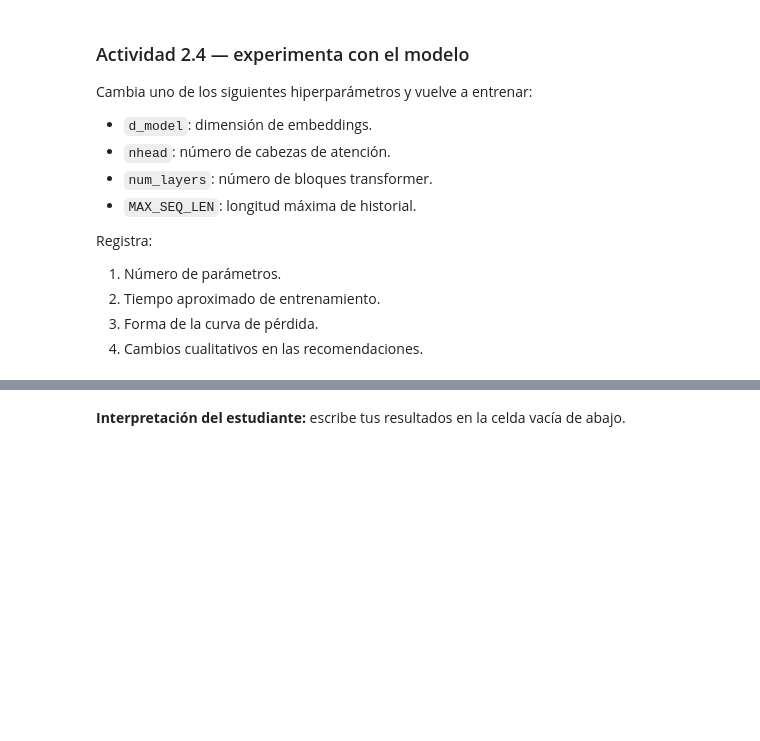
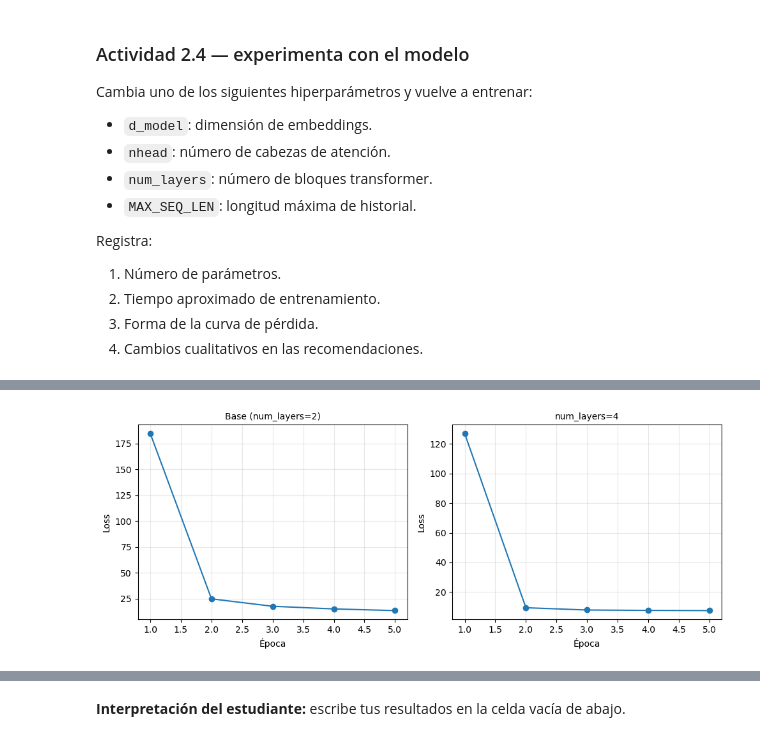
Before and after one commit to 53R6IO/LAB_4_SR, a Jupyter notebook: RS_Lab4_Graph_Recommendation_and_Transformers_v3.ipynb, the cells around one changed output, grey strips where cells are left out. Saved outputs shown, nothing was run; the diff lists cells and outputs as text; code cells hidden in the pictures; blank space fills up the shorter version.

```diff
--- a/RS_Lab4_Graph_Recommendation_and_Transformers_v3.ipynb
+++ b/RS_Lab4_Graph_Recommendation_and_Transformers_v3.ipynb
@@ -1115,3 +1281,100 @@ Registra:
 2. Tiempo aproximado de entrenamiento.
 3. Forma de la curva de pérdida.
 4. Cambios cualitativos en las recomendaciones.
+# %%
+# ============================================================
+# Actividad 2.4 — Experimento: Base vs num_layers=4
+# ============================================================
+import time
+import torch
+import torch.nn as nn
+import matplotlib.pyplot as plt
+from torch.utils.data import DataLoader
+
+experiments = [
+    {"name": "Base (num_layers=2)", "d_model": 64, "nhead": 4, "num_layers": 2, "seq_len": 40},
+    {"name": "num_layers=4",        "d_model": 64, "nhead": 4, "num_layers": 4, "seq_len": 40},
+]
+
+N_EPOCHS_EXP = 5
+MAX_BATCHES_EXP = 220
+results = []
+
+fig, axes = plt.subplots(1, 2, figsize=(10, 4), sharey=False)
+
+for i, cfg in enumerate(experiments):
+    ds = MovieSequenceDataset(user_sequences, seq_len=cfg["seq_len"])
+    dl = DataLoader(ds, batch_size=64, shuffle=True, num_workers=0)
+
+    exp_model = TinySASRec(
+        vocab_size=VOCAB_SIZE,
+        seq_len=cfg["seq_len"],
+        d_model=cfg["d_model"],
+        nhead=cfg["nhead"],
+        num_layers=cfg["num_layers"],
+    ).to(device)
+
+    num_params = sum(p.numel() for p in exp_model.parameters())
+
+    criterion_exp = nn.CrossEntropyLoss(ignore_index=PAD_IDX)
+    optimizer_exp = torch.optim.AdamW(exp_model.parameters(), lr=1e-3, weight_decay=1e-2)
+    loss_hist = []
+    t0 = time.time()
+
+    for epoch in range(N_EPOCHS_EXP):
+        exp_model.train()
+        running = 0.0
+        count = 0
+        for x, y in dl:
+            x, y = x.to(device), y.to(device)
+            optimizer_exp.zero_grad()
+            logits = exp_model(x)
+            loss = criterion_exp(logits.reshape(-1, VOCAB_SIZE), y.reshape(-1))
+            loss.backward()
+            torch.nn.utils.clip_grad_norm_(exp_model.parameters(), max_norm=1.0)
+            optimizer_exp.step()
+            running += loss.item()
+            count += 1
+            if count >= MAX_BATCHES_EXP:
+                break
+        loss_hist.append(running / count)
+        print(f"  [{cfg['name']}] epoch={epoch+1} | loss={loss_hist[-1]:.4f}")
+
+    elapsed = time.time() - t0
+
+    # Evaluación HitRate@10
+    exp_model.eval()
+    hits, total = 0, 0
+    with torch.no_grad():
+        for uid in list(user_sequences.keys())[:120]:
+            seq = user_sequences[uid][-cfg["seq_len"]:]
+            x_in = [PAD_IDX] * (cfg["seq_len"] - len(seq)) + seq
+            x_t = torch.tensor([x_in], dtype=torch.long, device=device)
+            logits_out = exp_model(x_t)[0, -1].clone()
+            logits_out[list(set(seq))] = -float("inf")
+            logits_out[PAD_IDX] = -float("inf")
+            top_items = torch.topk(logits_out, k=10).indices.cpu().tolist()
+            hits += int(validation_targets[uid] in top_items)
+            total += 1
+    hr10 = hits / total if total else float("nan")
+
+    results.append({
+        "Experimento": cfg["name"],
+        "Parámetros":  f"{num_params:,}",
+        "Loss final":  f"{loss_hist[-1]:.4f}",
+        "Tiempo (s)":  f"{elapsed:.0f}",
+        "HitRate@10":  f"{hr10:.3f}",
+    })
+
+    axes[i].plot(range(1, N_EPOCHS_EXP + 1), loss_hist, marker="o")
+    axes[i].set_title(cfg["name"], fontsize=10)
+    axes[i].set_xlabel("Época")
+    axes[i].set_ylabel("Loss")
+    axes[i].grid(True, alpha=0.3)
+
+plt.tight_layout()
+plt.show()
+
+import pandas as pd
+display(pd.DataFrame(results))
+# %% [output]
@@ -1117,0 +1391 @@ Registra:
+[figure, added]
```
Also changed, not shown: parts of 28 cells of this notebook, 5 other files.
